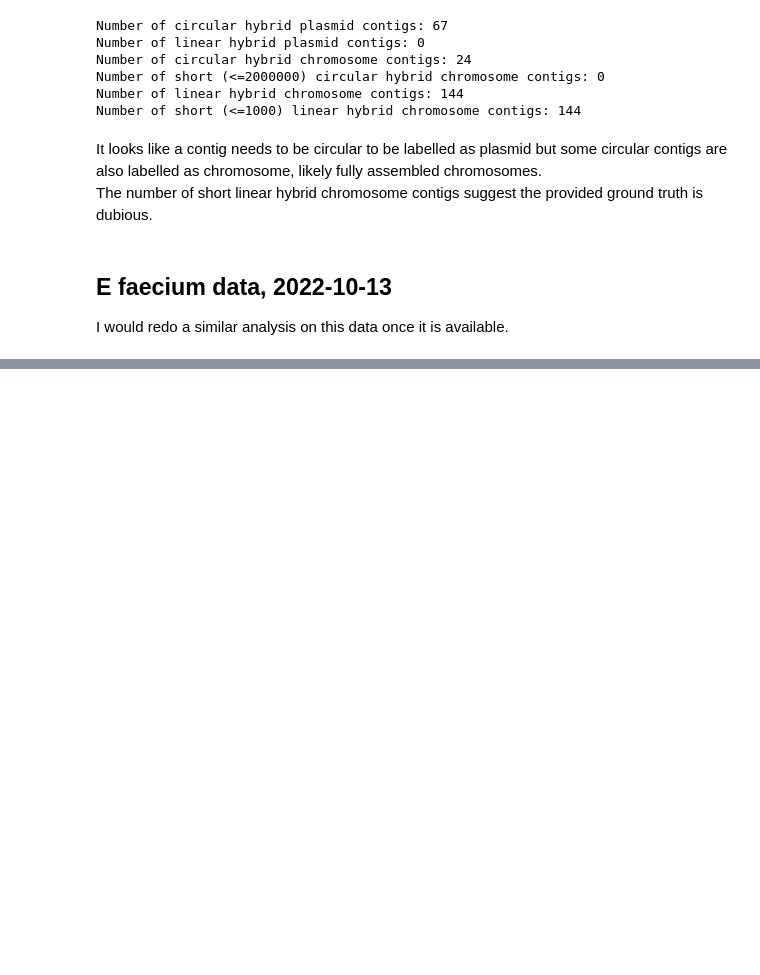
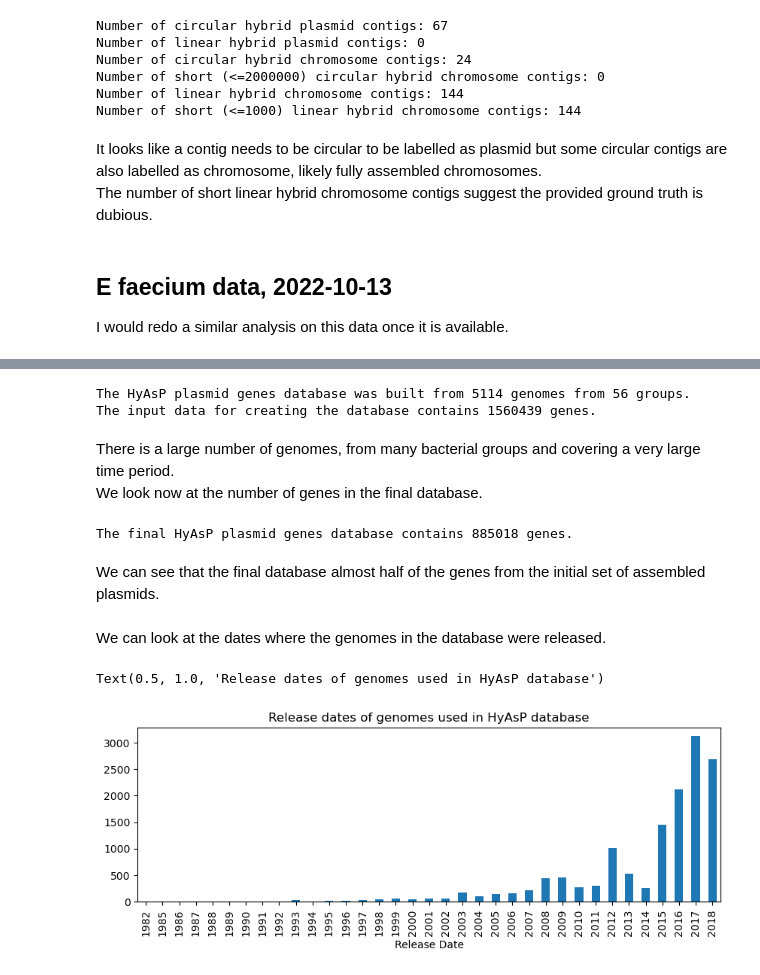
Before and after one commit to cchauve/CompMath-Day-2023, a Jupyter notebook: results/JOURNAL.ipynb, the cells around one changed output, grey strips where cells are left out. Drawn from its saved outputs; the diff is of its cells as text; code cells hidden in the pictures; blank space fills up the shorter version.

Commit message:
JOURNAL data

```diff
--- a/results/JOURNAL.ipynb
+++ b/results/JOURNAL.ipynb
@@ -135,0 +143,38 @@ I would redo a similar analysis on this data once it is available.
+# %%
+# Input plasmid data
+HyAsP_NCBI_db_plasmids_df = pd.read_csv('./2022-10-14_HyAsP_database_NCBI/NCBI_plasmids.csv.gz')
+# Genes in the final plasmid genes database
+HyAsP_NCBI_db_genes_df = pd.read_csv('./2022-10-14_HyAsP_database_NCBI/NCBI_plasmid_genes_len.csv.gz')
+# %%
+# Number of different genomes
+HyAsP_NCBI_db_plasmids_nb_genomes  = len(HyAsP_NCBI_db_plasmids_df['Assembly'].unique())
+HyAsP_NCBI_db_plasmids_nb_groups   = len(HyAsP_NCBI_db_plasmids_df['Organism Groups'].unique())
+HyAsP_NCBI_db_plasmids_nb_genes_in = sum(HyAsP_NCBI_db_plasmids_df['Genes'])
+
+print(f'The HyAsP plasmid genes database was built from {HyAsP_NCBI_db_plasmids_nb_genomes} genomes from {HyAsP_NCBI_db_plasmids_nb_groups} groups.')
+print(f'The input data for creating the database contains {HyAsP_NCBI_db_plasmids_nb_genes_in} genes.')
+# %% [output]
+The HyAsP plasmid genes database was built from 5114 genomes from 56 groups.
+The input data for creating the database contains 1560439 genes.
+# %% [markdown]
+There is a large number of genomes, from many bacterial groups and covering a very large time period.
+We look now at the number of genes in the final database.
+# %%
+HyAsP_NCBI_db_genes_nb = len(HyAsP_NCBI_db_genes_df.index)
+
+print(f'The final HyAsP plasmid genes database contains {HyAsP_NCBI_db_genes_nb} genes.')
+# %% [output]
+The final HyAsP plasmid genes database contains 885018 genes.
+# %% [markdown]
+We can see that the final database almost half of the genes from the initial set of assembled plasmids.
+# %% [markdown]
+We can look at the dates where the genomes in the database were released.
+# %%
+HyAsP_NCBI_db_plasmids_release = pd.Series(HyAsP_NCBI_db_plasmids_df['Release Date']).astype("datetime64")
+
+plt.figure()
+HyAsP_NCBI_db_plasmids_release.groupby([HyAsP_NCBI_db_plasmids_release.dt.year]).count().plot(kind='bar', figsize=(10,3))
+plt.title('Release dates of genomes used in HyAsP database')
+# %% [output]
+Text(0.5, 1.0, 'Release dates of genomes used in HyAsP database')
+[figure, added]
```
Also changed, not shown: parts of 13 cells of this notebook.
